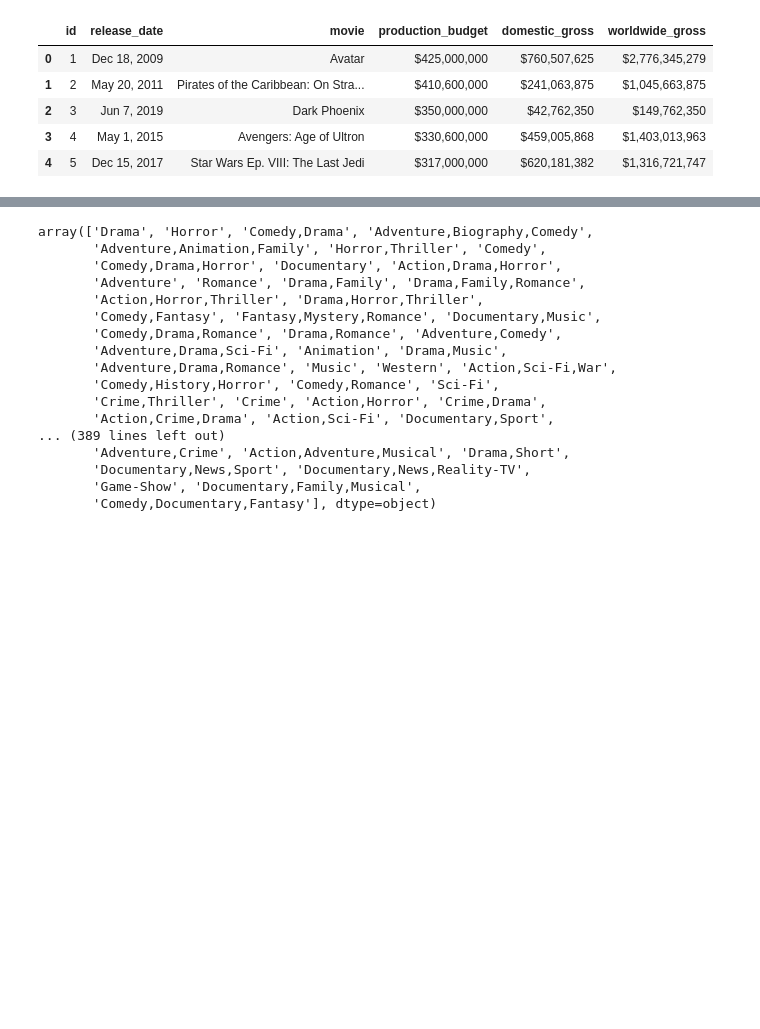
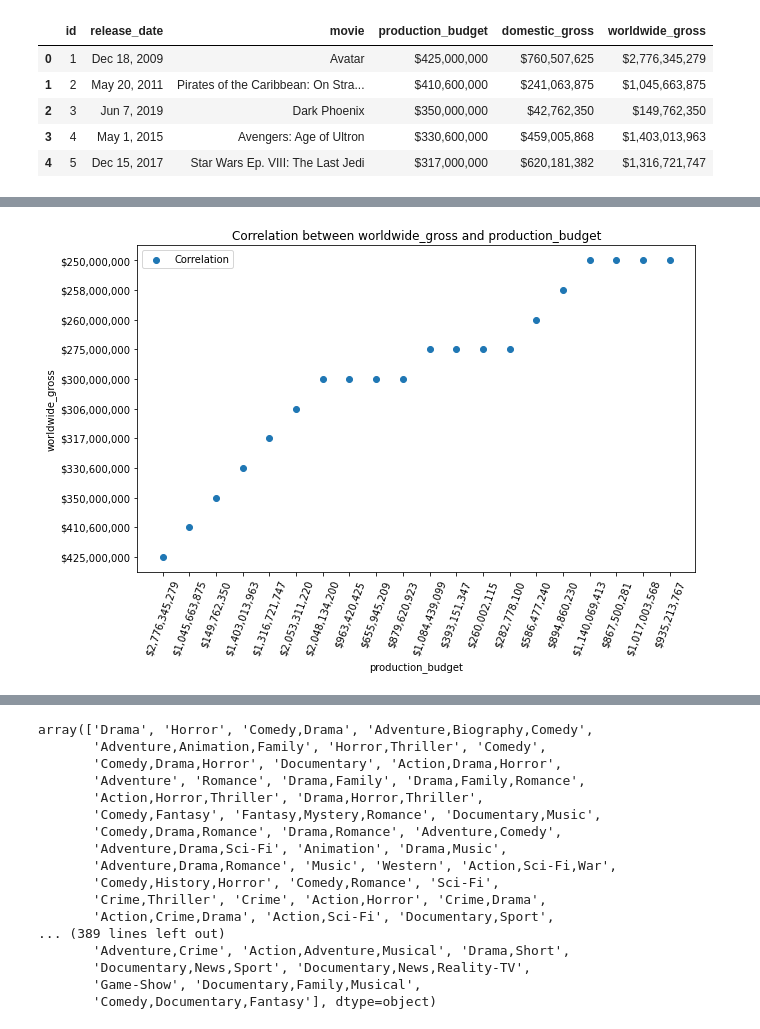
Before and after one commit to CynthiaKaruga/Project_Phase_1, a Jupyter notebook: Project.ipynb, the cells around one changed output, grey strips where cells are left out. Cells and saved outputs as stored; diff of their text form; code cells hidden in the pictures; blank space fills up the shorter version.

```diff
--- a/Project.ipynb
+++ b/Project.ipynb
@@ -57,0 +141,16 @@ Budgets_df.head()
+# %%
+x = Budgets_df['worldwide_gross'].head(20)
+y = Budgets_df['production_budget'].head(20)
+
+plt.figure(figsize=(10,6))
+
+plt.scatter(x, y, label = "Correlation")
+plt.xticks(rotation = 70)
+plt.xlabel('production_budget')
+plt.ylabel('worldwide_gross')
+
+plt.title('Correlation between worldwide_gross and production_budget')
+plt.legend()
+plt.show()
+# %% [output]
+[figure, added]
```
Also changed, not shown: parts of 28 cells of this notebook.
